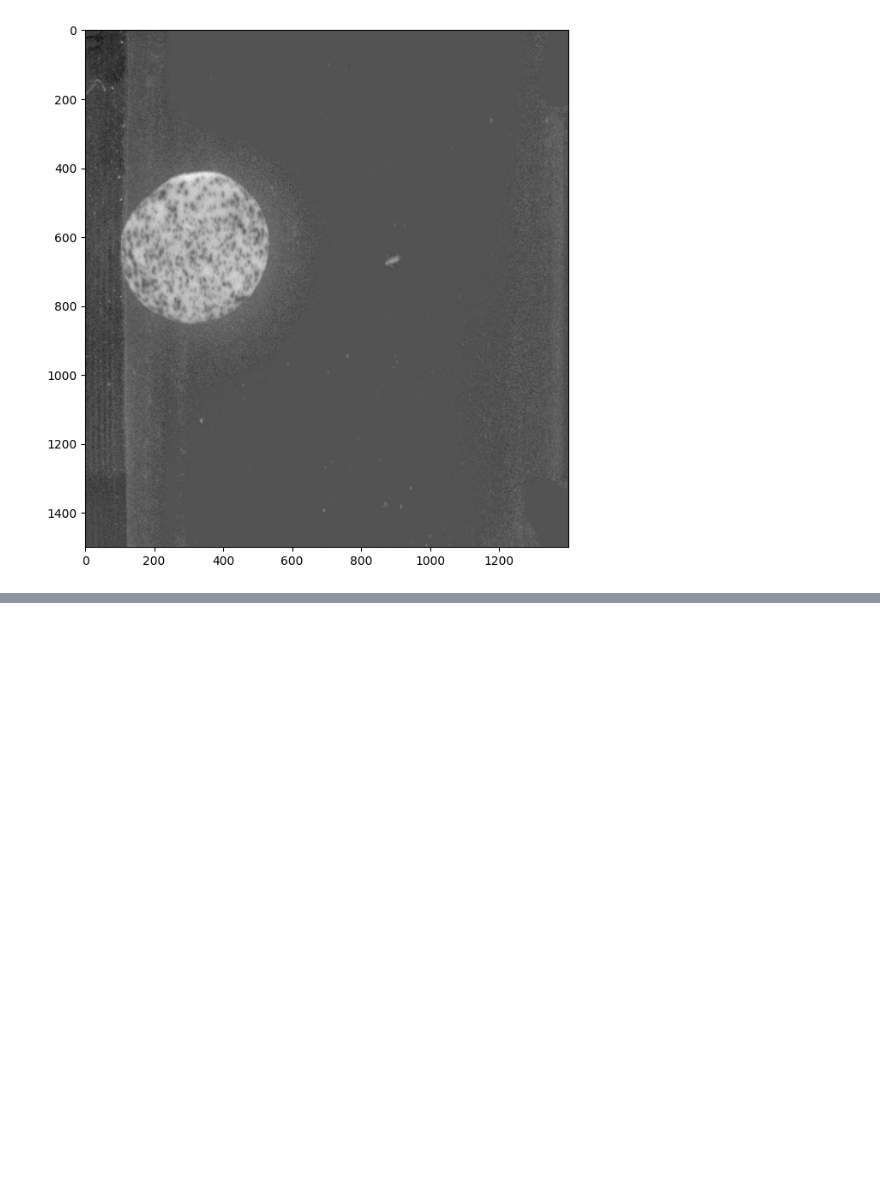
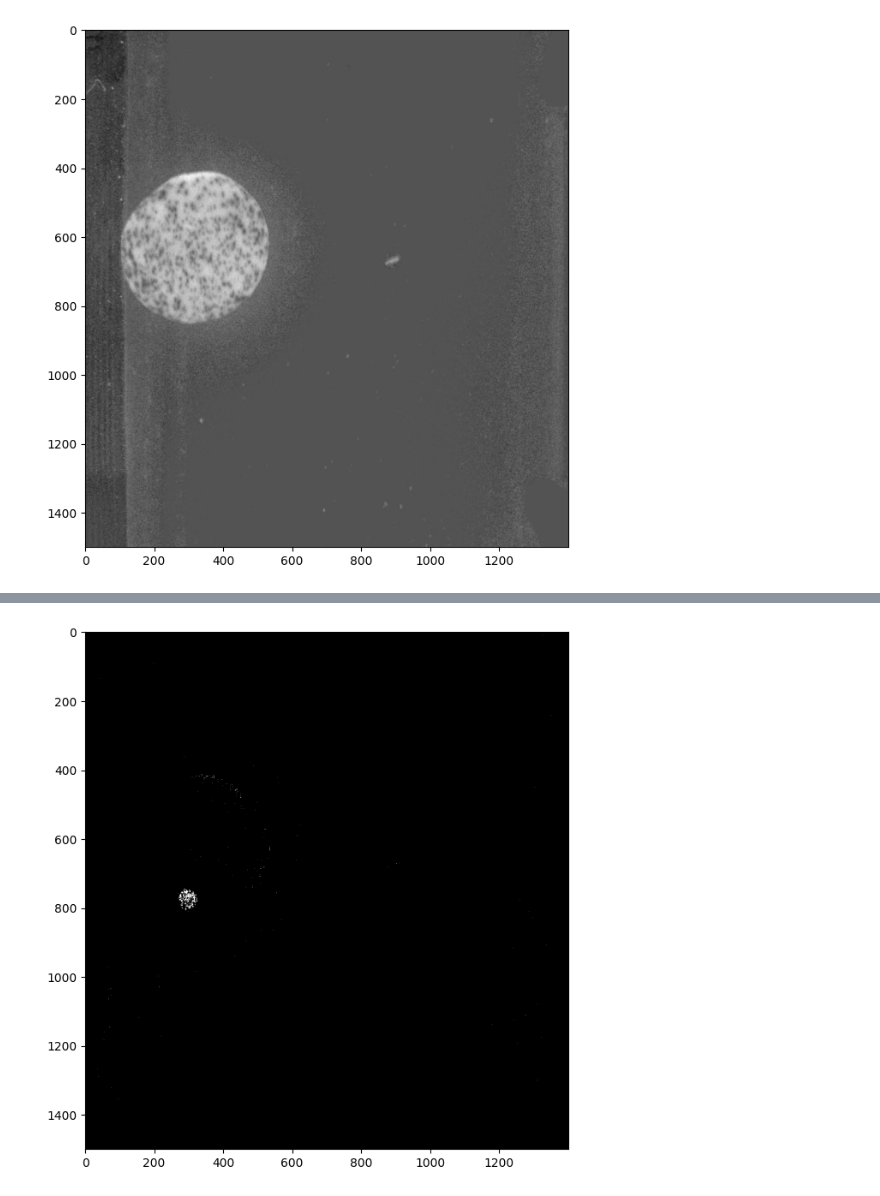
Before and after one commit to syncrotron/Thesis, a Jupyter notebook: Lentil/patter.ipynb, the cells around one changed output, grey strips where cells are left out. Cells and saved outputs as stored; diff of their text form; code cells hidden in the pictures; blank space fills up the shorter version.

```diff
--- a/Lentil/patter.ipynb
+++ b/Lentil/patter.ipynb
@@ -53,0 +58,4 @@ b_thresh = pcv.threshold.binary(gray_img=b, threshold=139, max_value=255, object
+# %%
+a_thresh = pcv.threshold.binary(gray_img=a, threshold=133, max_value=255, object_type='light')
+# %% [output]
+[figure, added]
```
Also changed, not shown: parts of 9 cells of this notebook, 2 other files.
